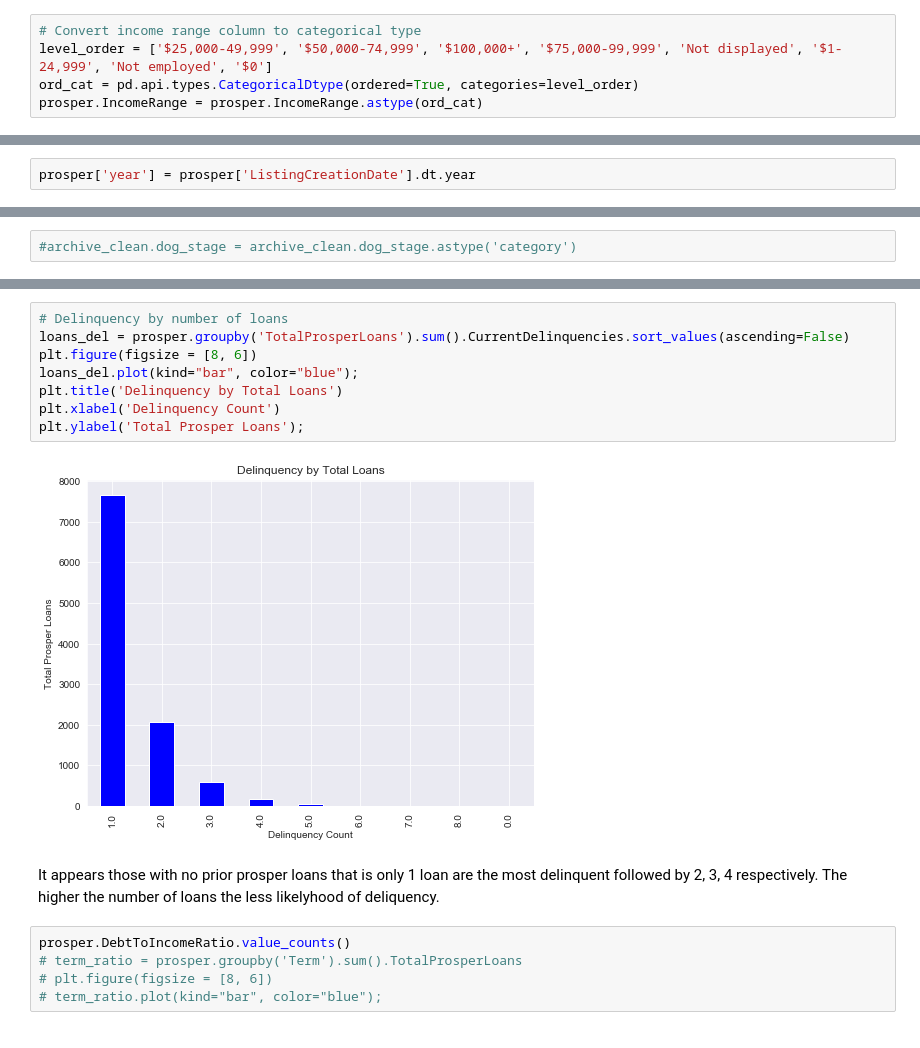
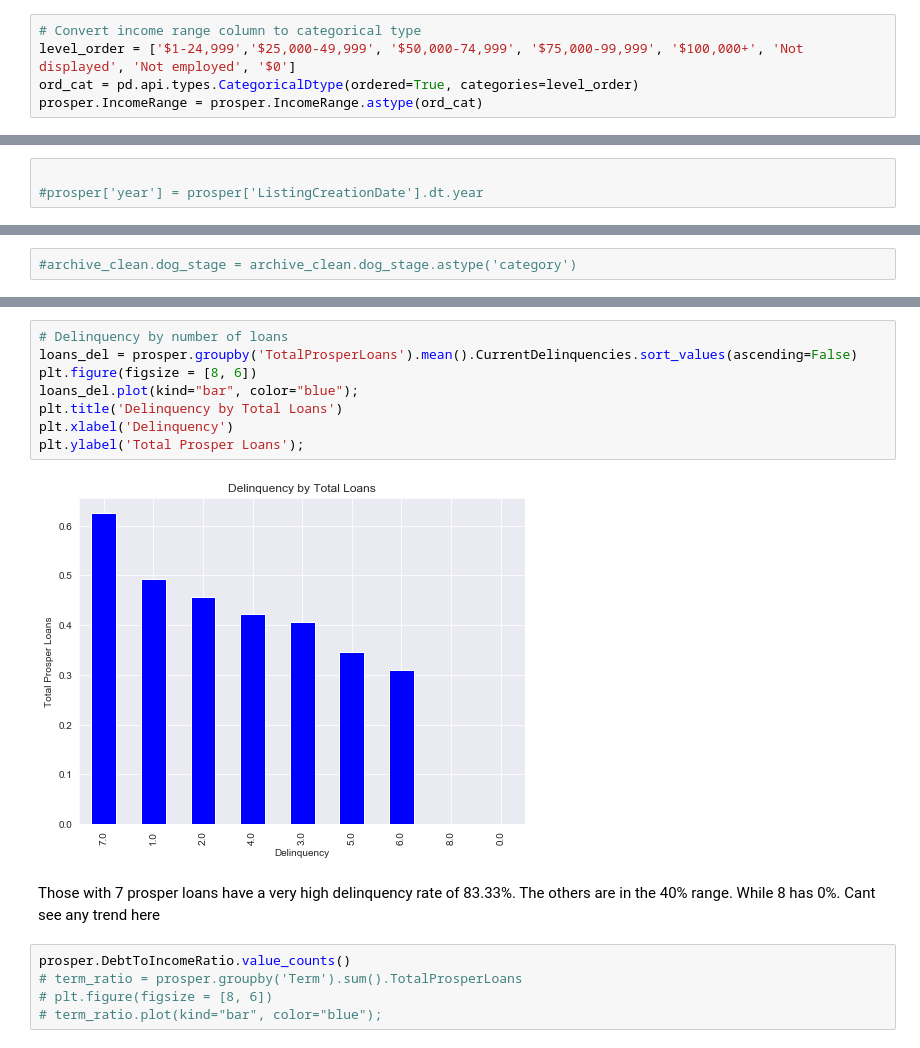
Before and after one commit to yaswaz/prosper_loans, a Jupyter notebook: prosper.ipynb, the cells around one changed output, grey strips where cells are left out. Cells and saved outputs as stored; diff of their text form.

```diff
--- a/prosper.ipynb
+++ b/prosper.ipynb
@@ -161,7 +172,7 @@ The distribution is skewed to the right. Most loans principals are below 30000 w
 # plt.ylabel('Retweet Count');
 # %%
 # Convert income range column to categorical type
-level_order = ['$25,000-49,999', '$50,000-74,999', '$100,000+', '$75,000-99,999', 'Not displayed', '$1-24,999', 'Not employed', '$0']
+level_order = ['$1-24,999','$25,000-49,999', '$50,000-74,999', '$75,000-99,999', '$100,000+', 'Not displayed', 'Not employed', '$0']
 ord_cat = pd.api.types.CategoricalDtype(ordered=True, categories=level_order)
 prosper.IncomeRange = prosper.IncomeRange.astype(ord_cat)
 # %%
@@ -259,7 +286,8 @@ Current loans are the highest. There is also an impressive number of completed l
 # Change listing date to datetime type
 prosper.ListingCreationDate =  pd.to_datetime(prosper['ListingCreationDate'])
 # %%
-prosper['year'] = prosper['ListingCreationDate'].dt.year
+
+#prosper['year'] = prosper['ListingCreationDate'].dt.year
 # %%
 prosper.head()
 # %% [output]
@@ -356,15 +441,15 @@ The overwelming number of delinquent loans are those with a term of 36 months.
 # %%
 # Delinquency by number of loans
-loans_del = prosper.groupby('TotalProsperLoans').sum().CurrentDelinquencies.sort_values(ascending=False)
+loans_del = prosper.groupby('TotalProsperLoans').mean().CurrentDelinquencies.sort_values(ascending=False)
 plt.figure(figsize = [8, 6])
 loans_del.plot(kind="bar", color="blue");
 plt.title('Delinquency by Total Loans')
-plt.xlabel('Delinquency Count')
+plt.xlabel('Delinquency')
 plt.ylabel('Total Prosper Loans');
 # %% [output]
-[figure, old version]
+[figure, new version]
-# %% [markdown]
-It appears those with no prior prosper loans that is only 1 loan are the most delinquent followed by 2, 3, 4 respectively. The higher the number of loans the less likelyhood of deliquency.
+# %% [markdown]
+Those with 7 prosper loans have a very high delinquency rate of 83.33%. The others are in the 40% range. While 8 has 0%. Cant see any trend here
 # %%
 prosper.DebtToIncomeRatio.value_counts()
 # term_ratio = prosper.groupby('Term').sum().TotalProsperLoans
```
Also changed, not shown: parts of 66 cells of this notebook.
